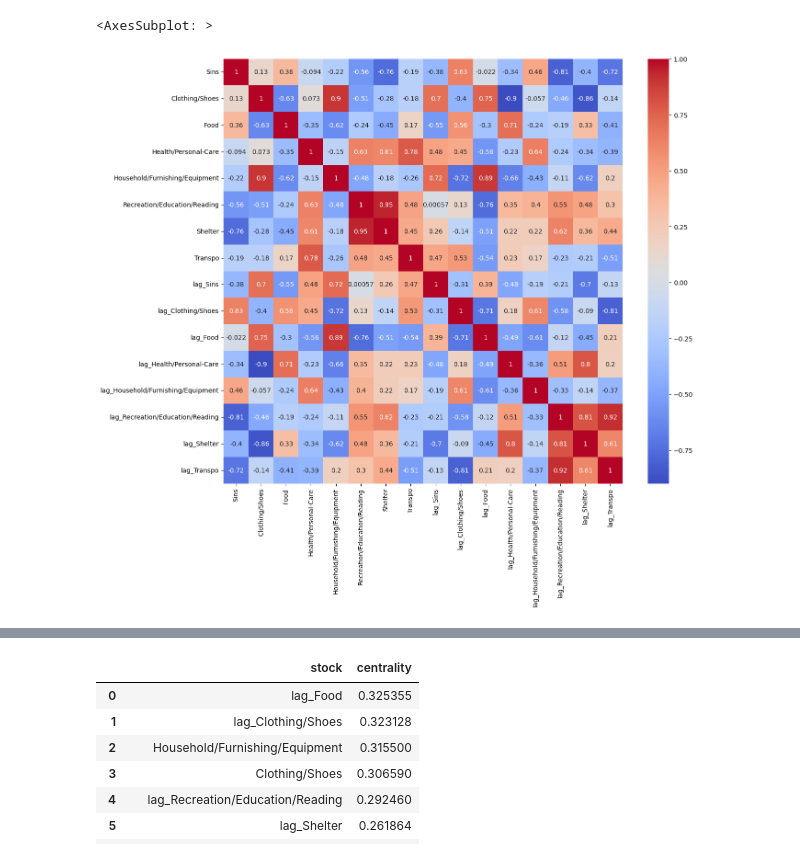
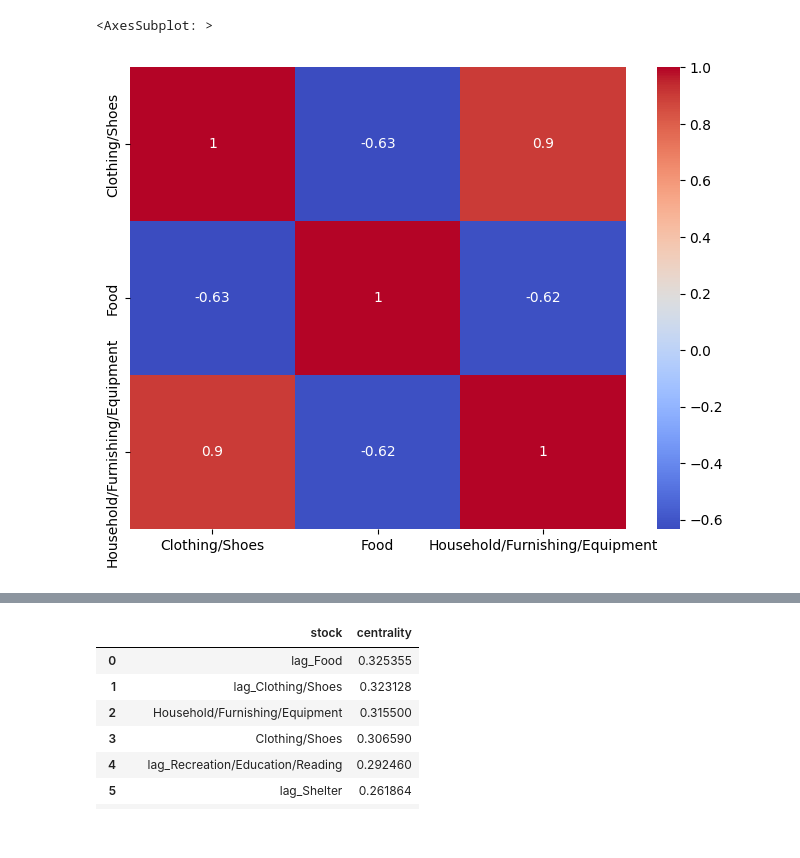
Before and after one commit to WilliamClintC/BOC-CPI-Mapper, a Jupyter notebook: real project files/Processed.ipynb, the cells around one changed output, grey strips where cells are left out. Cells and saved outputs as stored; diff of their text form; code cells hidden in the pictures.

```diff
--- a/real project files/Processed.ipynb
+++ b/real project files/Processed.ipynb
@@ -58,3 +58,6 @@ extracted_data
 | 2023-03-01 | 0.693703 | 0.310559 | 0.441501 | 0.557880 | -0.075019 | 0.482703 | ... |
 | 2023-04-01 | 0.211977 | -0.103199 | 0.549451 | 0.554785 | 0.000000 | 0.880705 | ... |
 | 2023-05-01 | 0.370175 | -0.309917 | 0.546448 | 0.482759 | -0.150150 | 0.555556 | ... |
+# %%
+extracted_data = extracted_data[[ 'Clothing/Shoes', 'Food','Household/Furnishing/Equipment']]
+extracted_data
@@ -61,13 +72,13 @@ extracted_data
 # %%
 import seaborn as sns
 import matplotlib.pyplot as plt
 
 corr = extracted_data.corr() # calculate the correlations between the returns of each pair of stocks
-plt.figure(figsize=(14, 12))
+plt.figure(figsize=(8, 6))
 sns.heatmap(corr,annot=True,cmap="coolwarm")
 # %% [output]
 <AxesSubplot: >
-[figure, old version]
+[figure, new version]
 # %%
 import numpy as np
 import networkx as nx
```
Also changed, not shown: parts of 2 cells of this notebook, 1 other file.
